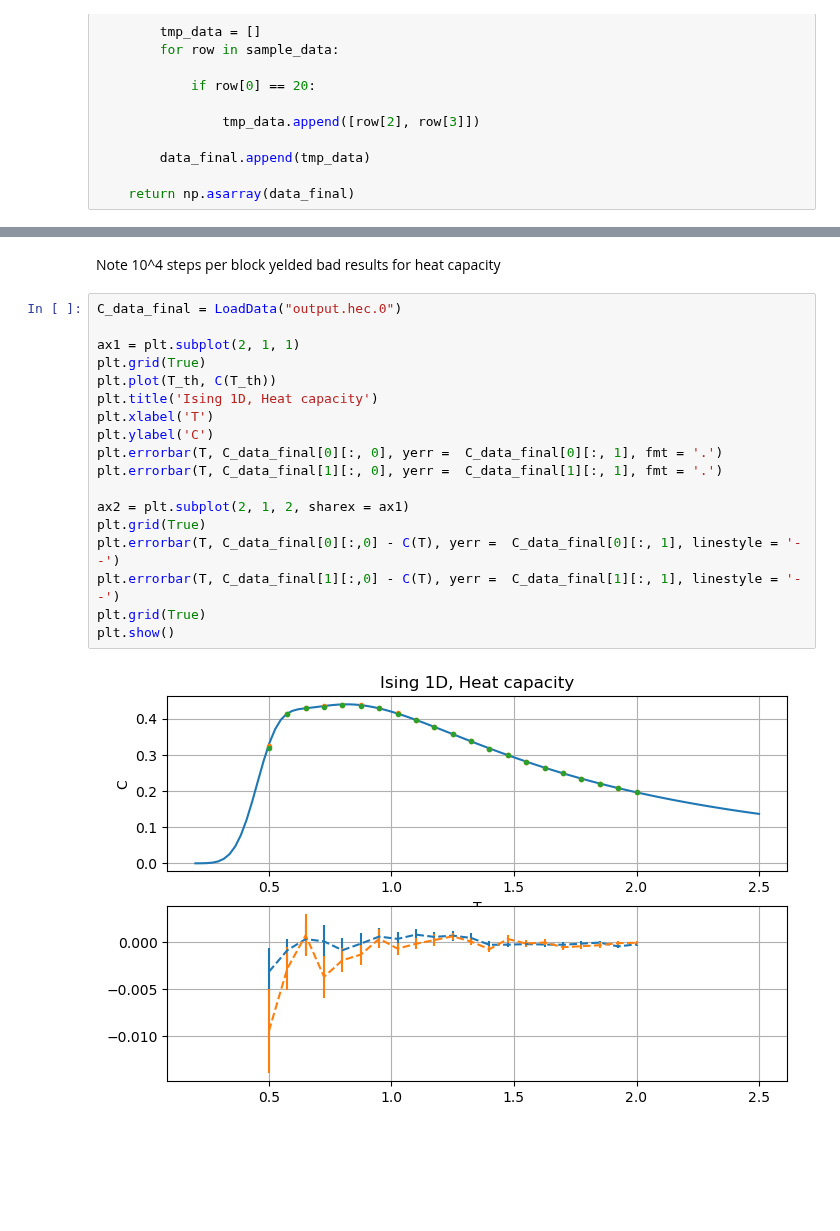
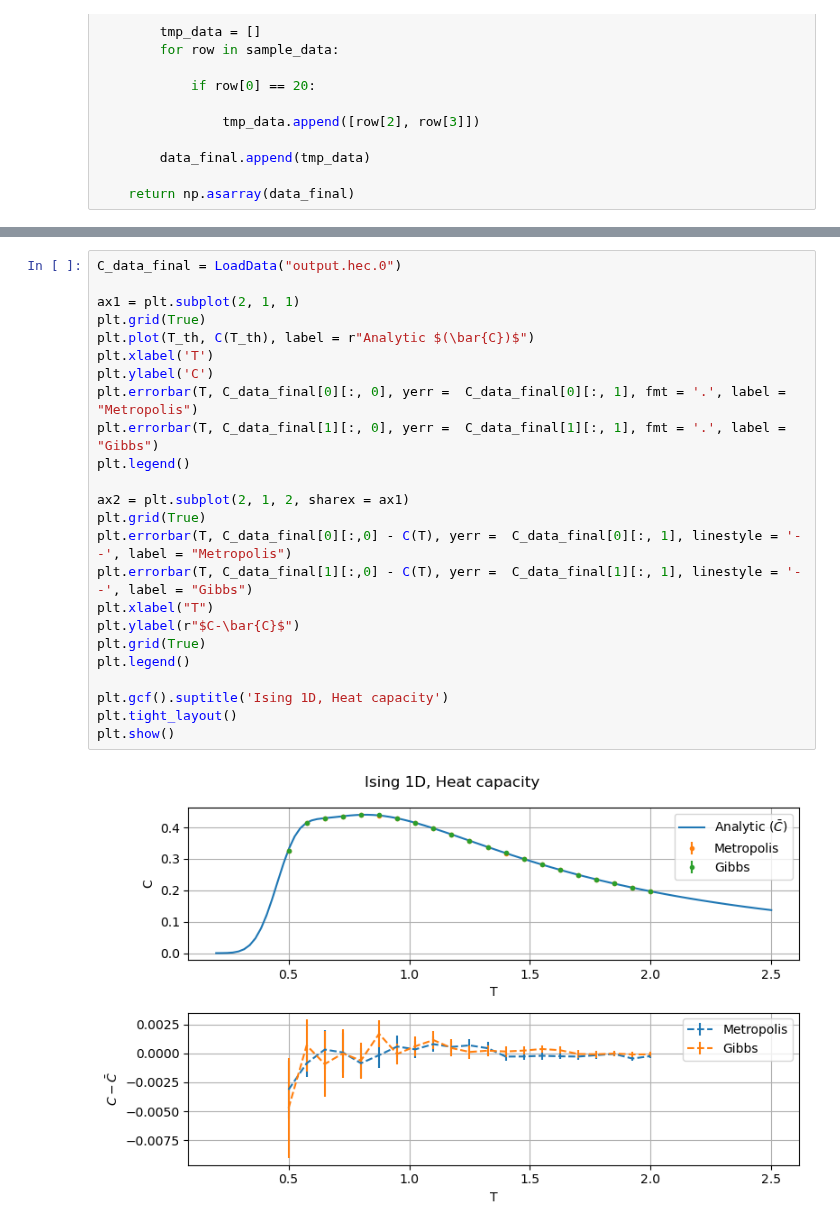
Before and after one commit to YggdrasilUrthr/NSL, a Jupyter notebook: Lab6/Lab6.ipynb, the cells around one changed output, grey strips where cells are left out. Drawn from its saved outputs; the diff is of its cells as text; blank space fills up the shorter version.

```diff
--- a/Lab6/Lab6.ipynb
+++ b/Lab6/Lab6.ipynb
@@ -121,25 +178,29 @@ plt.show()
-# %% [markdown]
-Note 10^4 steps per block yelded bad results for heat capacity
 # %%
 C_data_final = LoadData("output.hec.0")
 
 ax1 = plt.subplot(2, 1, 1)
 plt.grid(True)
-plt.plot(T_th, C(T_th))
-plt.title('Ising 1D, Heat capacity')
+plt.plot(T_th, C(T_th), label = r"Analytic $(\bar{C})$")
 plt.xlabel('T')
 plt.ylabel('C')
-plt.errorbar(T, C_data_final[0][:, 0], yerr =  C_data_final[0][:, 1], fmt = '.')
-plt.errorbar(T, C_data_final[1][:, 0], yerr =  C_data_final[1][:, 1], fmt = '.')
+plt.errorbar(T, C_data_final[0][:, 0], yerr =  C_data_final[0][:, 1], fmt = '.', label = "Metropolis")
+plt.errorbar(T, C_data_final[1][:, 0], yerr =  C_data_final[1][:, 1], fmt = '.', label = "Gibbs")
+plt.legend()
 
 ax2 = plt.subplot(2, 1, 2, sharex = ax1)
 plt.grid(True)
-plt.errorbar(T, C_data_final[0][:,0] - C(T), yerr =  C_data_final[0][:, 1], linestyle = '--')
-plt.errorbar(T, C_data_final[1][:,0] - C(T), yerr =  C_data_final[1][:, 1], linestyle = '--')
+plt.errorbar(T, C_data_final[0][:,0] - C(T), yerr =  C_data_final[0][:, 1], linestyle = '--', label = "Metropolis")
+plt.errorbar(T, C_data_final[1][:,0] - C(T), yerr =  C_data_final[1][:, 1], linestyle = '--', label = "Gibbs")
+plt.xlabel("T")
+plt.ylabel(r"$C-\bar{C}$")
 plt.grid(True)
+plt.legend()
+
+plt.gcf().suptitle('Ising 1D, Heat capacity')
+plt.tight_layout()
 plt.show()
 # %% [output]
-[figure, old version]
+[figure, new version]
 # %%
 X_data_final = LoadData("output.chi.0")
 
```
Also changed, not shown: parts of 12 cells of this notebook, 29 other files.
